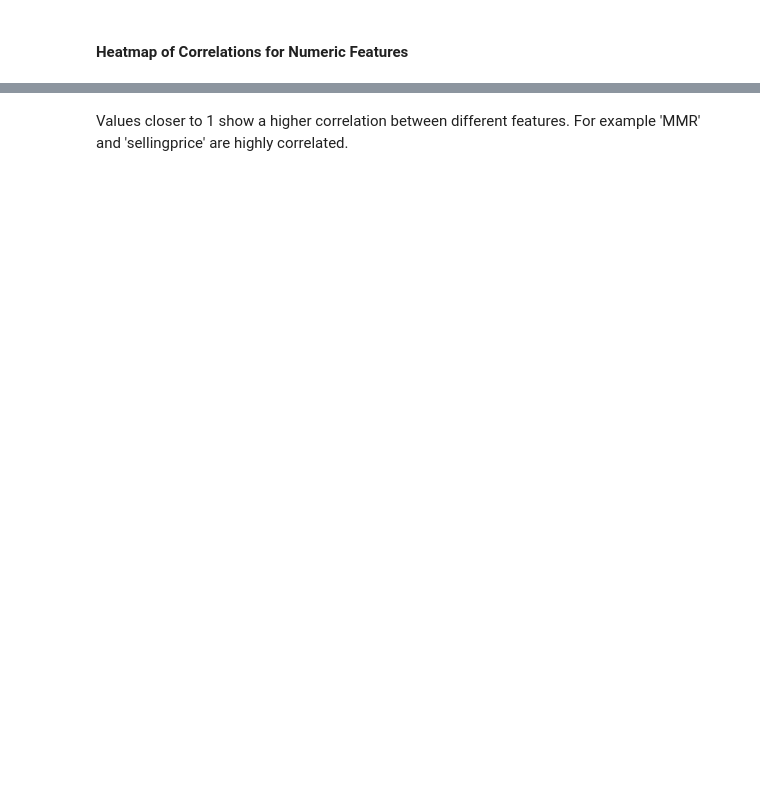
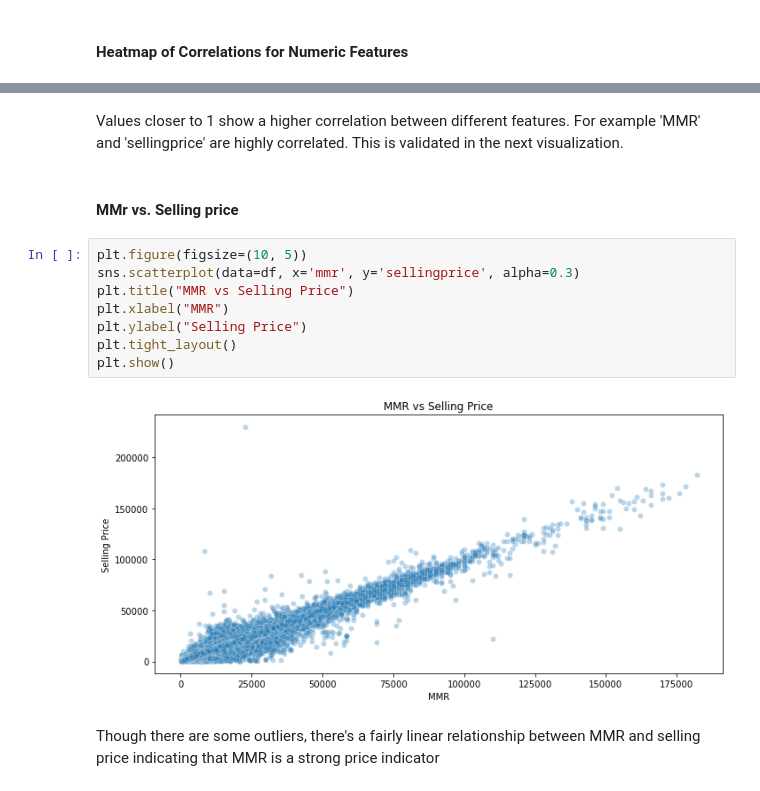
Before and after one commit to lilanhenry/AutoPrice-Analytics, a Jupyter notebook: Auto Price Analytics.ipynb, the cells around one changed output, grey strips where cells are left out. Cells and saved outputs as stored; diff of their text form; blank space fills up the shorter version.

```diff
--- a/Auto Price Analytics.ipynb
+++ b/Auto Price Analytics.ipynb
@@ -140,2 +155,16 @@ plt.show()
 # %% [markdown]
-Values closer to 1 show a higher correlation between different features. For example 'MMR' and 'sellingprice' are highly correlated.
+Values closer to 1 show a higher correlation between different features. For example 'MMR' and 'sellingprice' are highly correlated. This is validated in the next visualization.
+# %% [markdown]
+#### MMr vs. Selling price
+# %%
+plt.figure(figsize=(10, 5))
+sns.scatterplot(data=df, x='mmr', y='sellingprice', alpha=0.3)
+plt.title("MMR vs Selling Price")
+plt.xlabel("MMR")
+plt.ylabel("Selling Price")
+plt.tight_layout()
+plt.show()
+# %% [output]
+[figure, added]
+# %% [markdown]
+Though there are some outliers, there's a fairly linear relationship between MMR and selling price indicating that MMR is a strong price indicator
```
Also changed, not shown: parts of 5 cells of this notebook.
